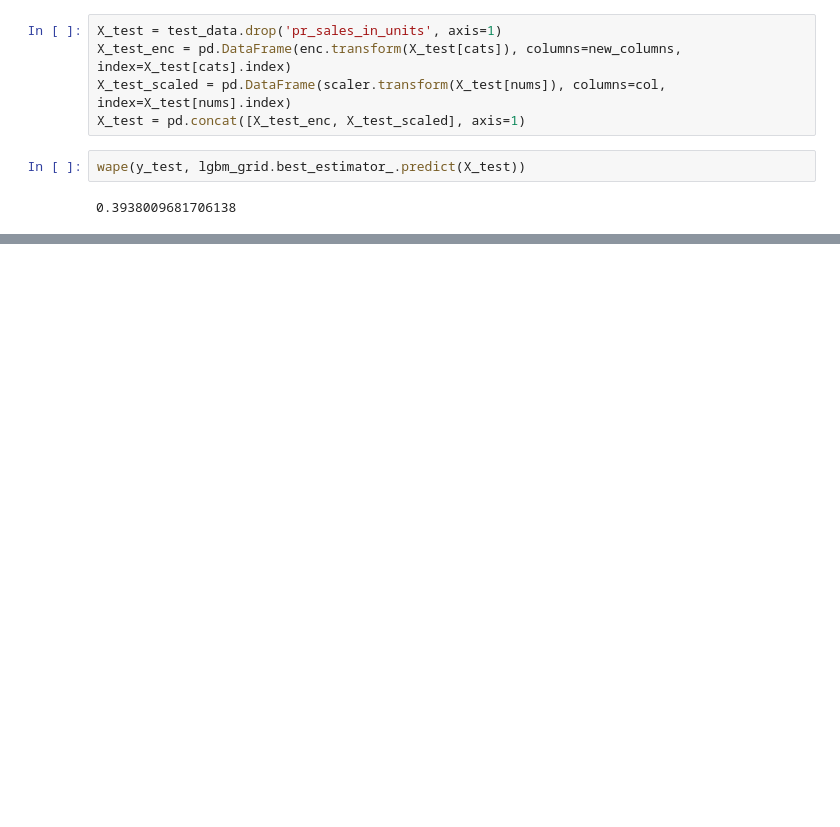
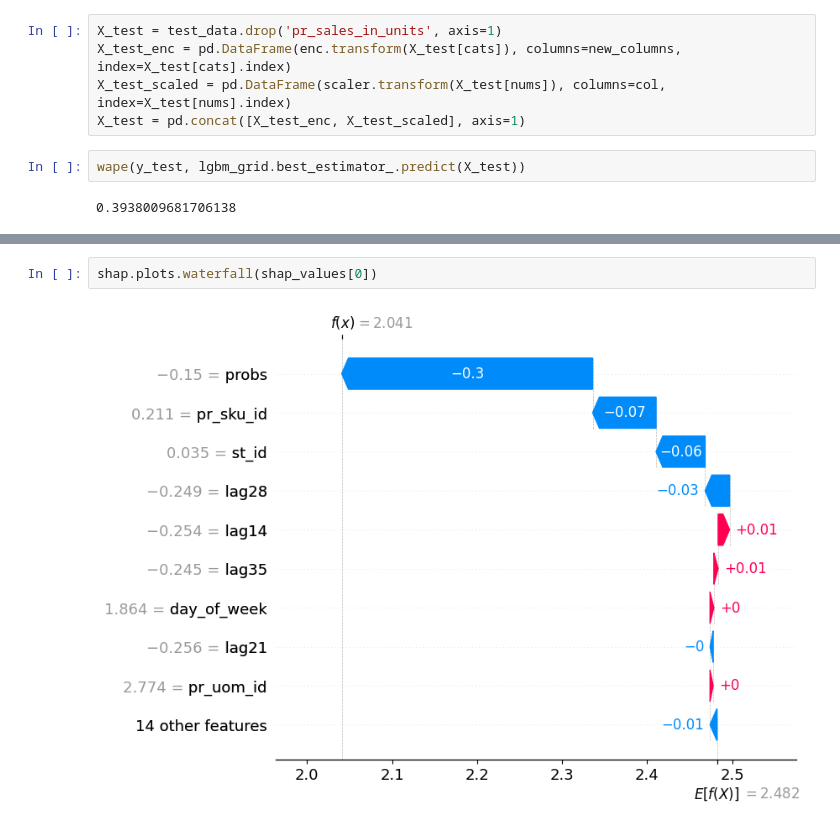
Before and after one commit to AndreiChernovJr/DS, a Jupyter notebook: lenta1_compact.ipynb, the cells around one changed output, grey strips where cells are left out. Cells and saved outputs as stored; diff of their text form; blank space fills up the shorter version.

```diff
--- a/lenta1_compact.ipynb
+++ b/lenta1_compact.ipynb
@@ -209,0 +221,4 @@ Timestamp('2023-06-12 00:00:00')
+# %%
+shap.plots.waterfall(shap_values[0])
+# %% [output]
+[figure, added]
```
Also changed, not shown: parts of 11 cells of this notebook.
